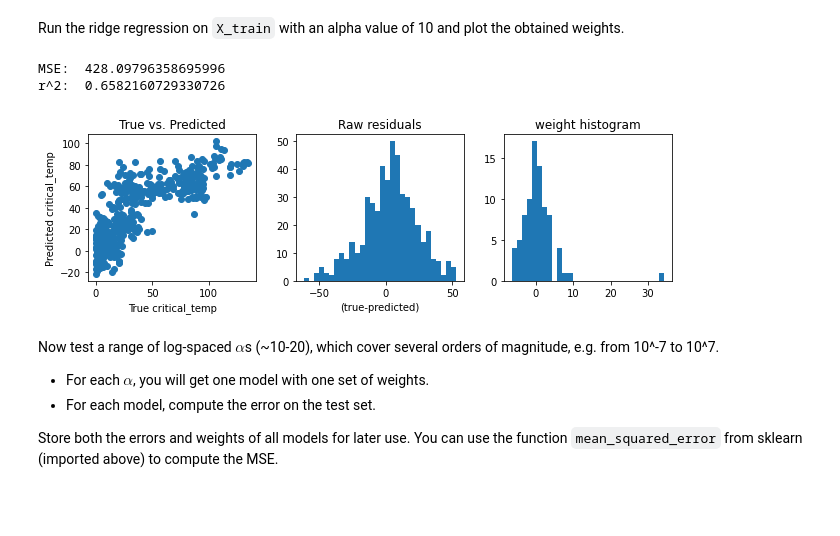
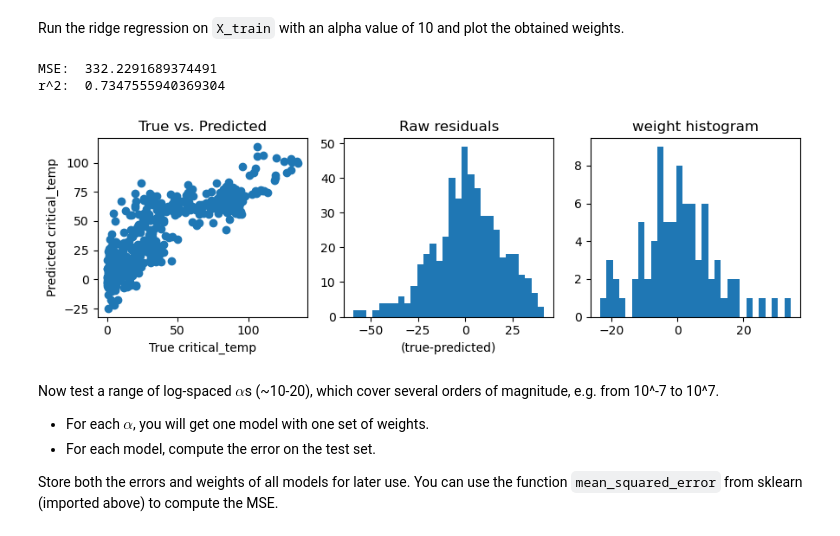
Before and after one commit to JanLuckhardt/machine-learning, a Jupyter notebook: 01_linear_regression.ipynb, the cells around one changed output. Cells and saved outputs as stored; diff of their text form; code cells hidden in the pictures; blank space fills up the shorter version.

```diff
--- a/01_linear_regression.ipynb
+++ b/01_linear_regression.ipynb
@@ -252,0 +254,4 @@ r^2:  0.43490745936762654
+# %%
+weights, y_pred = OLS_regression(X_test_scaled_full, X_train_full_scaled, y_train_full)
+
+plot_regression_results(y_test, y_pred, weights)
@@ -281,10 +298,17 @@ def sklearn_regression(X_test, X_train, y_train):
     '''
 
     # ---------------- INSERT CODE ----------------------
-    #from sklearn.linear_model import LinearRegression
-    reg = linear_model.LinearRegression().fit(X_train, y_train)
-    y_pred=reg.predict(X_test)
-    weights=reg.get_params()
+
+    # Fit the model
+    model = linear_model.LinearRegression()
+    model.fit(X_train, y_train.ravel())
+
+    # Extract regression weights including the intercept
+    weights = np.concatenate(([model.intercept_], model.coef_))
+
+    # Predict test targets
+    y_pred = model.predict(X_test)
+
     # ---------------- END CODE -------------------------
 
     return weights, y_pred
@@ -300,6 +322,6 @@ If you implemented everything correctly, the MSE is again 707.8.
 # %% [markdown]
 Fit the model using the larger training set, `X_train_full` and `y_train_full`, and again evaluate on `X_test`.
 # %%
-weights, y_pred = sklearn_regression(X_test, X_train_full, y_train_full)
+weights, y_pred = sklearn_regression(X_test_scaled_full, X_train_full_scaled, y_train_full)
 plot_regression_results(y_test, y_pred, weights)
 # %% [output]
@@ -340,10 +370,22 @@ def ridge_regression(X_test, X_train, y_train, alpha):
     '''
 
     # ---------------- INSERT CODE ----------------------
-    X_train_aug=np.hstack((np.ones((X_train.shape[0],1)),X_train))
-    X_test_aug=np.hstack((np.ones((X_test.shape[0],1)),X_test))
-    weights=inv(X_train_aug.T@X_train_aug+alpha*np.identity(X_train_aug.shape[1]))@X_train_aug.T@y_train
-    y_pred=X_test_aug@weights
+
+    # Add intercept column
+    X_train_offset = np.column_stack((np.ones(X_train.shape[0]), X_train))
+    X_test_offset = np.column_stack((np.ones(X_test.shape[0]), X_test))
+
+    # Create regularization matrix (exclude intercept)
+    I = np.identity(X_train_offset.shape[1])
+    #I[0, 0] = 0
+
+    # Compute OLS weights using the normal equation
+    weights = np.linalg.inv(X_train_offset.T @ X_train_offset + alpha * I) @ X_train_offset.T @ y_train.ravel()
+
+    # Predict test targets
+    y_pred = X_test_offset @ weights
+
+
     # ---------------- END CODE -------------------------
 
     return weights, y_pred
@@ -351,13 +393,14 @@ def ridge_regression(X_test, X_train, y_train, alpha):
 Run the ridge regression on `X_train` with an alpha value of 10 and plot the obtained weights.
 # %%
 # Run ridge regression with alpha=10
-weights, y_pred = ridge_regression(X_test, X_train, y_train, 10)
+weights, y_pred = ridge_regression(X_test_scaled_full, X_train_full_scaled, y_train_full, 10)
+
 # Plot regression results
 plot_regression_results(y_test, y_pred, weights)
 # %% [output]
-MSE:  428.09796358695996
-r^2:  0.6582160729330726
+MSE:  332.2291689374491
+r^2:  0.7347555940369304
-[figure, old version]
+[figure, new version]
 # %% [markdown]
 Now test a range of log-spaced $\alpha$s (~10-20), which cover several orders of magnitude, e.g. from 10^-7 to 10^7.
 
```
Also changed, not shown: parts of 56 cells of this notebook.
